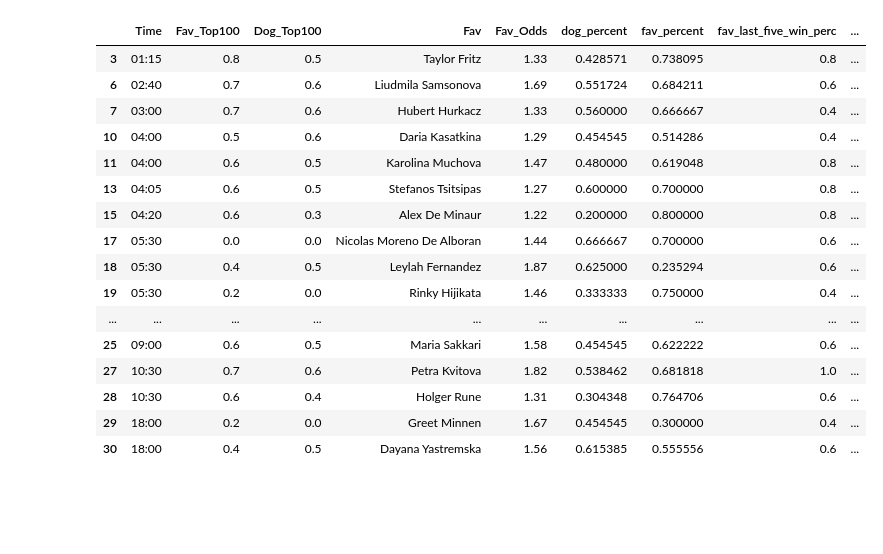
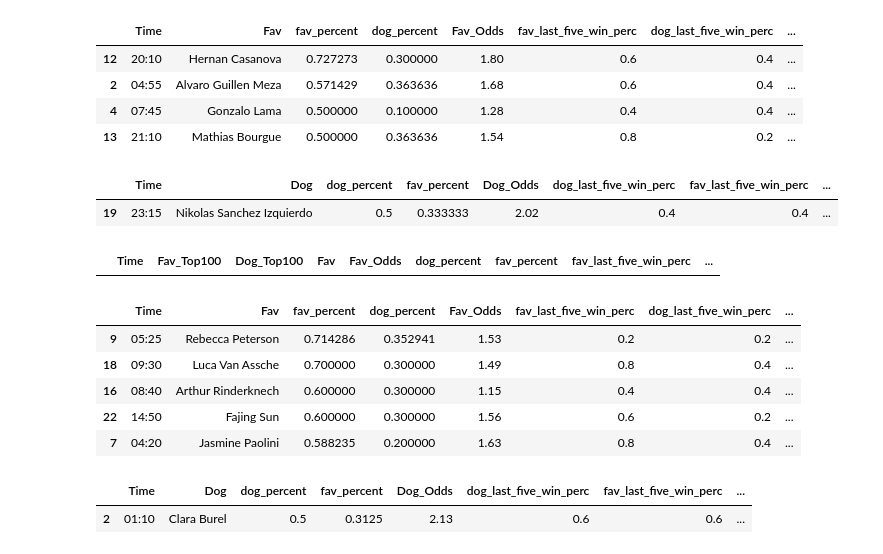
Before and after one commit to Witwolski/tennis_atp, a Jupyter notebook: clay_predictions.ipynb, the cells around one changed output. Drawn from its saved outputs; the diff is of its cells as text; code cells hidden in the pictures; blank space fills up the shorter version.

```diff
--- a/clay_predictions.ipynb
+++ b/clay_predictions.ipynb
@@ -24,3 +17,16 @@ clay_today[['Time','Fav_Top100','Dog_Top100','Fav','Fav_Odds','dog_percent','dog
+# %%
+clay_today[['Time','Fav','fav_percent','dog_percent','Fav_Odds','fav_last_five_win_perc','dog_last_five_win_perc','Fav_Top100','Dog_Top100']][(clay_today['dog_percent']<0.4)&(clay_today['fav_percent']>=0.5)].sort_values(by='fav_percent',ascending=False).head(5)
+# %% [output]
+|  | Time | Fav | fav_percent | dog_percent | Fav_Odds | fav_last_five_win_perc | dog_last_five_win_perc | ... |
+| 12 | 20:10 | Hernan Casanova | 0.727273 | 0.300000 | 1.80 | 0.6 | 0.4 | ... |
+| 2 | 04:55 | Alvaro Guillen Meza | 0.571429 | 0.363636 | 1.68 | 0.6 | 0.4 | ... |
+| 4 | 07:45 | Gonzalo Lama | 0.500000 | 0.100000 | 1.28 | 0.4 | 0.4 | ... |
+| 13 | 21:10 | Mathias Bourgue | 0.500000 | 0.363636 | 1.54 | 0.8 | 0.2 | ... |
+# %%
+clay_today[['Time','Dog','dog_percent','fav_percent','Dog_Odds','dog_last_five_win_perc','fav_last_five_win_perc','Dog_Top100','Fav_Top100']][(clay_today['fav_percent']<0.4)&(clay_today['dog_percent']>=0.5)].sort_values(by='dog_percent',ascending=False).head(5)
+# %% [output]
+|  | Time | Dog | dog_percent | fav_percent | Dog_Odds | dog_last_five_win_perc | fav_last_five_win_perc | ... |
+| 19 | 23:15 | Nikolas Sanchez Izquierdo | 0.5 | 0.333333 | 2.02 | 0.4 | 0.4 | ... |
 # %%
 import pandas as pd
 from sqlalchemy import create_engine
@@ -31,25 +37,23 @@ devengine = create_engine("sqlite:///C:/Git/tennis_atp/database/bets_sqllite.db"
 time_now = datetime.datetime.now()
 time_now_formatted = time_now.strftime("%Y-%m-%d")
 clay_today=pd.read_pickle('.\Hard_Today')
-clay_today=clay_today[clay_today['Resulted']=='False']
+#clay_today=clay_today[clay_today['Resulted']=='False']
 # %%
 clay_today[['Time','Fav_Top100','Dog_Top100','Fav','Fav_Odds','dog_percent','fav_percent','fav_last_five_win_perc','dog_last_five_win_perc']][((clay_today['fav_percent']>0.7)|(clay_today['dog_percent']>0.4)
-                                                            )&(clay_today['Fav_Odds']<12)&(clay_today['Fav_Odds']>1.2)]
+                                                            )&(clay_today['Fav_Odds']<12)&(clay_today['Fav_Odds']>12)]
 # %% [output]
 |  | Time | Fav_Top100 | Dog_Top100 | Fav | Fav_Odds | dog_percent | fav_percent | fav_last_five_win_perc | ... |
-| 3 | 01:15 | 0.8 | 0.5 | Taylor Fritz | 1.33 | 0.428571 | 0.738095 | 0.8 | ... |
-| 6 | 02:40 | 0.7 | 0.6 | Liudmila Samsonova | 1.69 | 0.551724 | 0.684211 | 0.6 | ... |
-| 7 | 03:00 | 0.7 | 0.6 | Hubert Hurkacz | 1.33 | 0.560000 | 0.666667 | 0.4 | ... |
-| 10 | 04:00 | 0.5 | 0.6 | Daria Kasatkina | 1.29 | 0.454545 | 0.514286 | 0.4 | ... |
-| 11 | 04:00 | 0.6 | 0.5 | Karolina Muchova | 1.47 | 0.480000 | 0.619048 | 0.8 | ... |
-| 13 | 04:05 | 0.6 | 0.5 | Stefanos Tsitsipas | 1.27 | 0.600000 | 0.700000 | 0.8 | ... |
-| 15 | 04:20 | 0.6 | 0.3 | Alex De Minaur | 1.22 | 0.200000 | 0.800000 | 0.8 | ... |
-| 17 | 05:30 | 0.0 | 0.0 | Nicolas Moreno De Alboran | 1.44 | 0.666667 | 0.700000 | 0.6 | ... |
-| 18 | 05:30 | 0.4 | 0.5 | Leylah Fernandez | 1.87 | 0.625000 | 0.235294 | 0.6 | ... |
-| 19 | 05:30 | 0.2 | 0.0 | Rinky Hijikata | 1.46 | 0.333333 | 0.750000 | 0.4 | ... |
-| ... | ... | ... | ... | ... | ... | ... | ... | ... | ... |
-| 25 | 09:00 | 0.6 | 0.5 | Maria Sakkari | 1.58 | 0.454545 | 0.622222 | 0.6 | ... |
-| 27 | 10:30 | 0.7 | 0.6 | Petra Kvitova | 1.82 | 0.538462 | 0.681818 | 1.0 | ... |
-| 28 | 10:30 | 0.6 | 0.4 | Holger Rune | 1.31 | 0.304348 | 0.764706 | 0.6 | ... |
-| 29 | 18:00 | 0.2 | 0.0 | Greet Minnen | 1.67 | 0.454545 | 0.300000 | 0.4 | ... |
-| 30 | 18:00 | 0.4 | 0.5 | Dayana Yastremska | 1.56 | 0.615385 | 0.555556 | 0.6 | ... |
+# %%
+clay_today[['Time','Fav','fav_percent','dog_percent','Fav_Odds','fav_last_five_win_perc','dog_last_five_win_perc','Fav_Top100','Dog_Top100']][(clay_today['dog_percent']<0.4)&(clay_today['fav_percent']>=0.5)].sort_values(by='fav_percent',ascending=False).head(5)
+# %% [output]
+|  | Time | Fav | fav_percent | dog_percent | Fav_Odds | fav_last_five_win_perc | dog_last_five_win_perc | ... |
+| 9 | 05:25 | Rebecca Peterson | 0.714286 | 0.352941 | 1.53 | 0.2 | 0.2 | ... |
+| 18 | 09:30 | Luca Van Assche | 0.700000 | 0.300000 | 1.49 | 0.8 | 0.4 | ... |
+| 16 | 08:40 | Arthur Rinderknech | 0.600000 | 0.300000 | 1.15 | 0.4 | 0.4 | ... |
+| 22 | 14:50 | Fajing Sun | 0.600000 | 0.300000 | 1.56 | 0.6 | 0.2 | ... |
+| 7 | 04:20 | Jasmine Paolini | 0.588235 | 0.200000 | 1.63 | 0.8 | 0.4 | ... |
+# %%
+clay_today[['Time','Dog','dog_percent','fav_percent','Dog_Odds','dog_last_five_win_perc','fav_last_five_win_perc','Dog_Top100','Fav_Top100']][(clay_today['fav_percent']<0.4)&(clay_today['dog_percent']>=0.5)].sort_values(by='dog_percent',ascending=False).head(5)
+# %% [output]
+|  | Time | Dog | dog_percent | fav_percent | Dog_Odds | dog_last_five_win_perc | fav_last_five_win_perc | ... |
+| 2 | 01:10 | Clara Burel | 0.5 | 0.3125 | 2.13 | 0.6 | 0.6 | ... |
```
Also changed, not shown: parts of 2 cells of this notebook, 3 other files.
